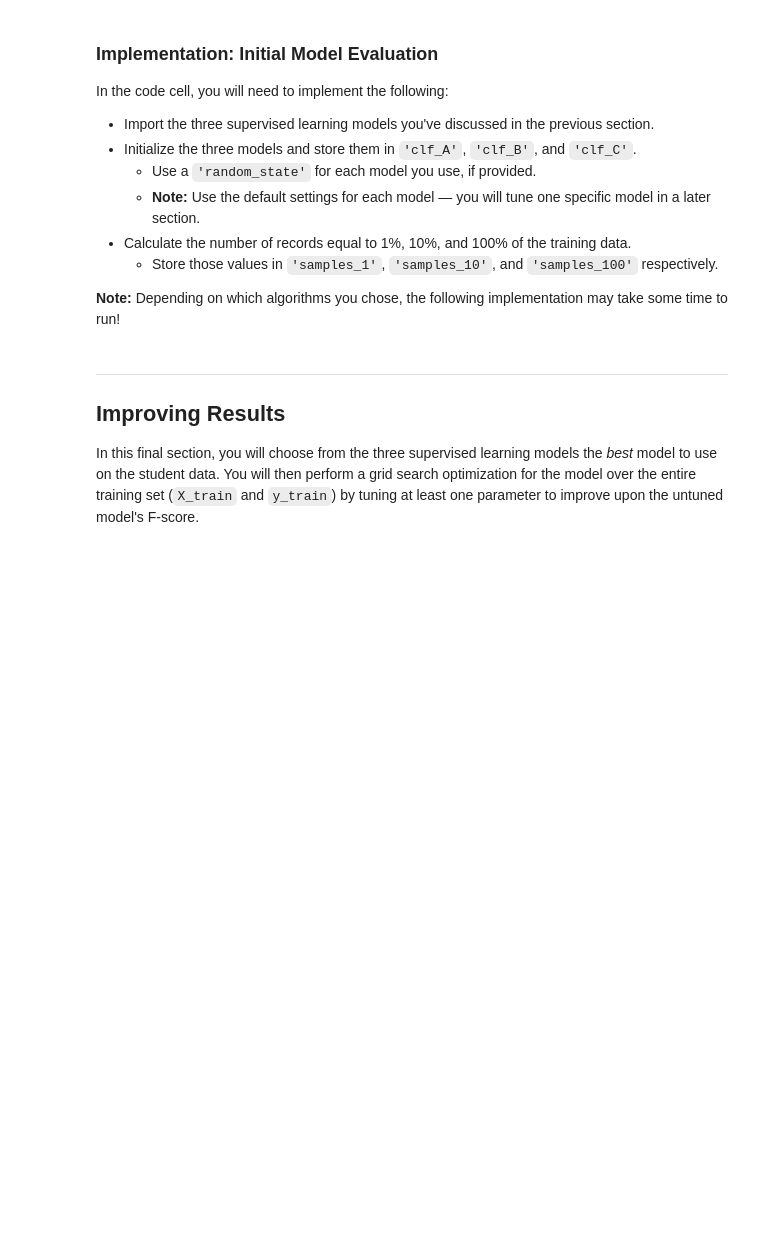
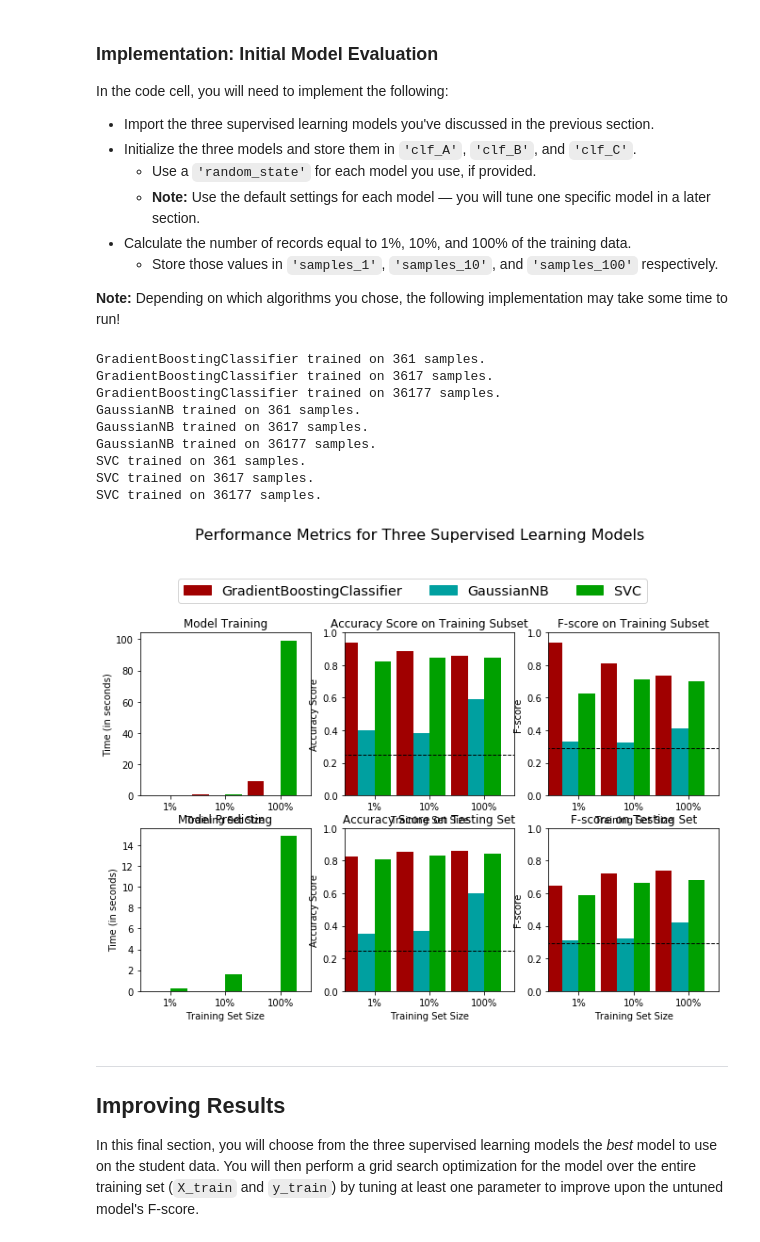
Before and after one commit to BradEvanDavis/MLdonations, a Jupyter notebook: finding_donors.ipynb, the cells around one changed output. Drawn from its saved outputs; the diff is of its cells as text; code cells hidden in the pictures; blank space fills up the shorter version.

```diff
--- a/finding_donors.ipynb
+++ b/finding_donors.ipynb
@@ -334,17 +334,17 @@ def train_predict(learner, sample_size, X_train, y_train, X_test, y_test):
     #       then get predictions on the first 300 training samples(X_train) using .predict()
     start = time() # Get start time
     predictions_test = learner.predict(X_test)
-    predictions_train = learner.predict(X_train[:300])
+    predictions_train = learner.predict(X_train[ :300])
     end = time() # Get end time
 
     # TODO: Calculate the total prediction time
     results['pred_time'] = end - start
 
     # TODO: Compute accuracy on the first 300 training samples which is y_train[:300]
-    results['acc_train'] = accuracy_score(y_train[:300], predictions_train)
+    results['acc_train'] = accuracy_score(y_train[ :300], predictions_train)
 
     # TODO: Compute accuracy on test set using accuracy_score()
-    results['acc_test'] = accuracy_scoe(y_test, predictions_test)
+    results['acc_test'] = accuracy_score(y_test, predictions_test)
 
     # TODO: Compute F-score on the the first 300 training samples using fbeta_score()
     results['f_train'] =  f_score(y_train[:300], predictions_train, beta=0.5)
@@ -370,31 +370,48 @@ In the code cell, you will need to implement the following:
 **Note:** Depending on which algorithms you chose, the following implementation may take some time to run!
 # %%
 # TODO: Import the three supervised learning models from sklearn
+from sklearn.naive_bayes import GaussianNB
+from sklearn.ensemble import GradientBoostingClassifier
+from sklearn import svm
+import random
+
+random.seed(44)
 
 # TODO: Initialize the three models
-clf_A = None
-clf_B = None
-clf_C = None
+clf_A = GradientBoostingClassifier(random_state = 44)
+clf_B = GaussianNB()
+clf_C = svm.SVC(kernel='rbf', random_state = 44, gamma='scale')
 
 # TODO: Calculate the number of samples for 1%, 10%, and 100% of the training data
 # HINT: samples_100 is the entire training set i.e. len(y_train)
 # HINT: samples_10 is 10% of samples_100 (ensure to set the count of the values to be `int` and not `float`)
 # HINT: samples_1 is 1% of samples_100 (ensure to set the count of the values to be `int` and not `float`)
-samples_100 = None
-samples_10 = None
-samples_1 = None
+samples_100 = int(len(X_train))
+samples_10 = int(0.1 * samples_100)
+samples_1 = int(0.01 * samples_100)
 
 # Collect results on the learners
 results = {}
 for clf in [clf_A, clf_B, clf_C]:
     clf_name = clf.__class__.__name__
     results[clf_name] = {}
     for i, samples in enumerate([samples_1, samples_10, samples_100]):
         results[clf_name][i] = \
         train_predict(clf, samples, X_train, y_train, X_test, y_test)
 
 # Run metrics visualization for the three supervised learning models chosen
 vs.evaluate(results, accuracy, fscore)
+# %% [output]
+GradientBoostingClassifier trained on 361 samples.
+GradientBoostingClassifier trained on 3617 samples.
+GradientBoostingClassifier trained on 36177 samples.
+GaussianNB trained on 361 samples.
+GaussianNB trained on 3617 samples.
+GaussianNB trained on 36177 samples.
+SVC trained on 361 samples.
+SVC trained on 3617 samples.
+SVC trained on 36177 samples.
+[figure, added]
 # %% [markdown]
 ----
 ## Improving Results
```
Also changed, not shown: parts of 4 cells of this notebook.
